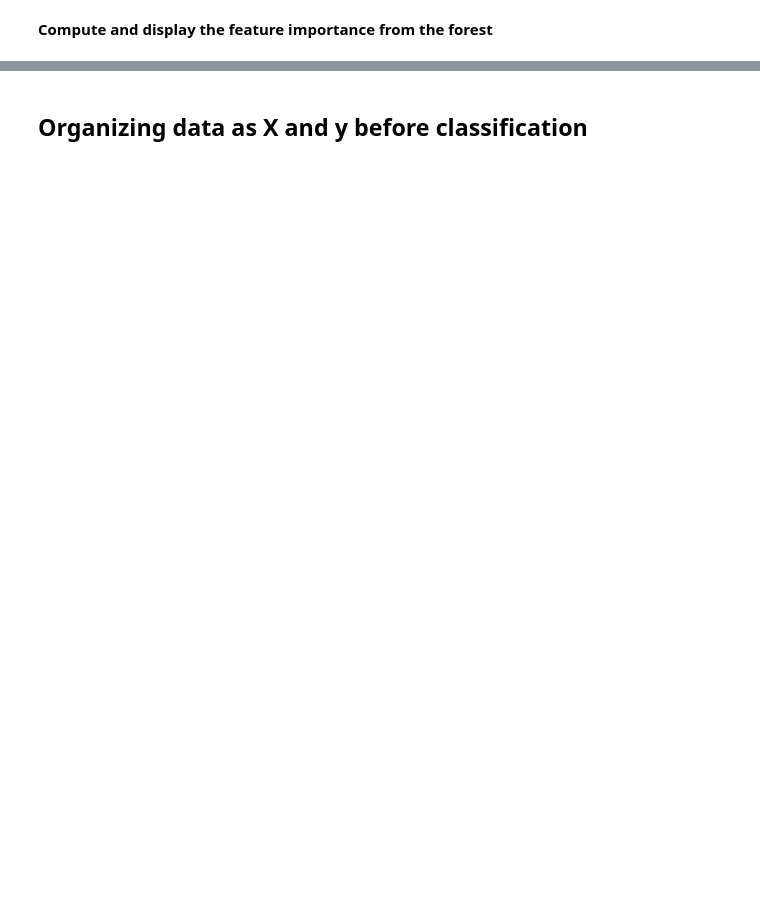
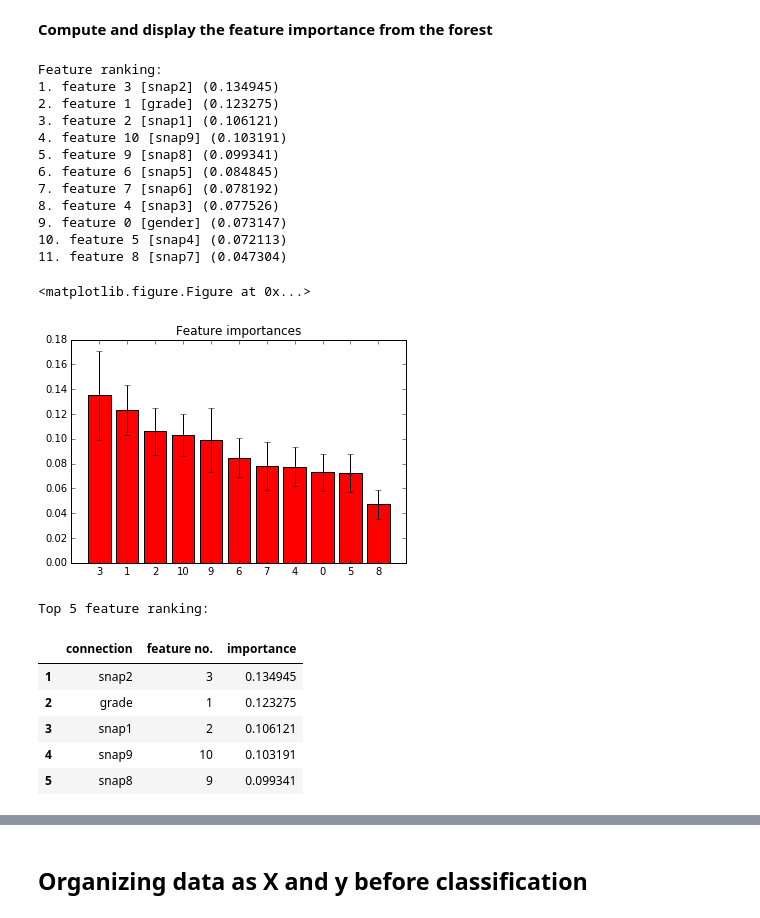
Before and after one commit to arvidl/inattention-populationsample, a Jupyter notebook: notebooks/prediction.ipynb, the cells around one changed output, grey strips where cells are left out. Cells and saved outputs as stored; diff of their text form; code cells hidden in the pictures; blank space fills up the shorter version.

```diff
--- a/notebooks/prediction.ipynb
+++ b/notebooks/prediction.ipynb
@@ -197,54 +235,63 @@ NameError: name 'X' is not defined
 # %% [markdown]
 **Compute and display the feature importance from the forest**
 # %%
-# plt.style.use('ggplot')
-plt.style.use('classic')
-# plt.style.use('seaborn-paper')
-# plt.style.use('seaborn')
-
-
 importances = forest.feature_importances_
 std = np.std([tree.feature_importances_ for tree in forest.estimators_],
              axis=0)
 indices = np.argsort(importances)[::-1]
 
 # Print the feature ranking
 print("Feature ranking:")
 
-# #for f in range(X.shape[1]):
-# for f in range(10):
-#     print("%d. feature %d (%f)" % (f + 1, indices[f], importances[indices[f]]))
-
 n_ = X.shape[1]
-n_ = 10
+#n_ = 10
 for f in range(n_):
     print("%d. feature %d [%s] (%f)" % (f+1, indices[f], X.columns[indices[f]], importances[indices[f]]))
 
-
-
 # Plot the feature importances of the forest
-#fig = plt.figure(figsize=(18, 16))
 fig = plt.figure(figsize=(18, 16), dpi= 80, facecolor='w', edgecolor='k')
 
 plt.figure()
 plt.title("Feature importances")
 plt.bar(range(X.shape[1]), importances[indices],
        color="r", yerr=std[indices], align="center")
 plt.xticks(range(X.shape[1]), indices)
 plt.xlim([-1, X.shape[1]])
 plt.show()
 
 
-print("Top 3 feature ranking:")
+print("Top 5 feature ranking:")
 
-top = 3
-top3 = indices[range(top)]  # Feature importances with Random Forest
+top = 5
+top5 = indices[range(top)]  # Feature importances with Random Forest
 
-X3 = X.iloc[:, top3]
-c1 = pd.DataFrame(X.columns[top3], index = list(range(1, top+1)), columns = ['connection'])
+X5 = X.iloc[:, top5]
+c1 = pd.DataFrame(X.columns[top5], index = list(range(1, top+1)), columns = ['connection'])
 c2 = pd.DataFrame(indices[range(top)], index = list(range(1, top+1)), columns = ['feature no.'])
 c3 = pd.DataFrame(importances[indices[range(top)]], index = list(range(1, top+1)), columns = ['importance'])
 pd.concat([c1, c2, c3], axis=1)
+# %% [output]
+Feature ranking:
+1. feature 3 [snap2] (0.134945)
+2. feature 1 [grade] (0.123275)
+3. feature 2 [snap1] (0.106121)
+4. feature 10 [snap9] (0.103191)
+5. feature 9 [snap8] (0.099341)
+6. feature 6 [snap5] (0.084845)
+7. feature 7 [snap6] (0.078192)
+8. feature 4 [snap3] (0.077526)
+9. feature 0 [gender] (0.073147)
+10. feature 5 [snap4] (0.072113)
+11. feature 8 [snap7] (0.047304)
+<matplotlib.figure.Figure at 0x...>
+[figure, added]
+Top 5 feature ranking:
+|  | connection | feature no. | importance |
+| 1 | snap2 | 3 | 0.134945 |
+| 2 | grade | 1 | 0.123275 |
+| 3 | snap1 | 2 | 0.106121 |
+| 4 | snap9 | 10 | 0.103191 |
+| 5 | snap8 | 9 | 0.099341 |
 # %%
 # Plot the top ranked feature importances of the forest
 
```
Also changed, not shown: parts of 18 cells of this notebook.
